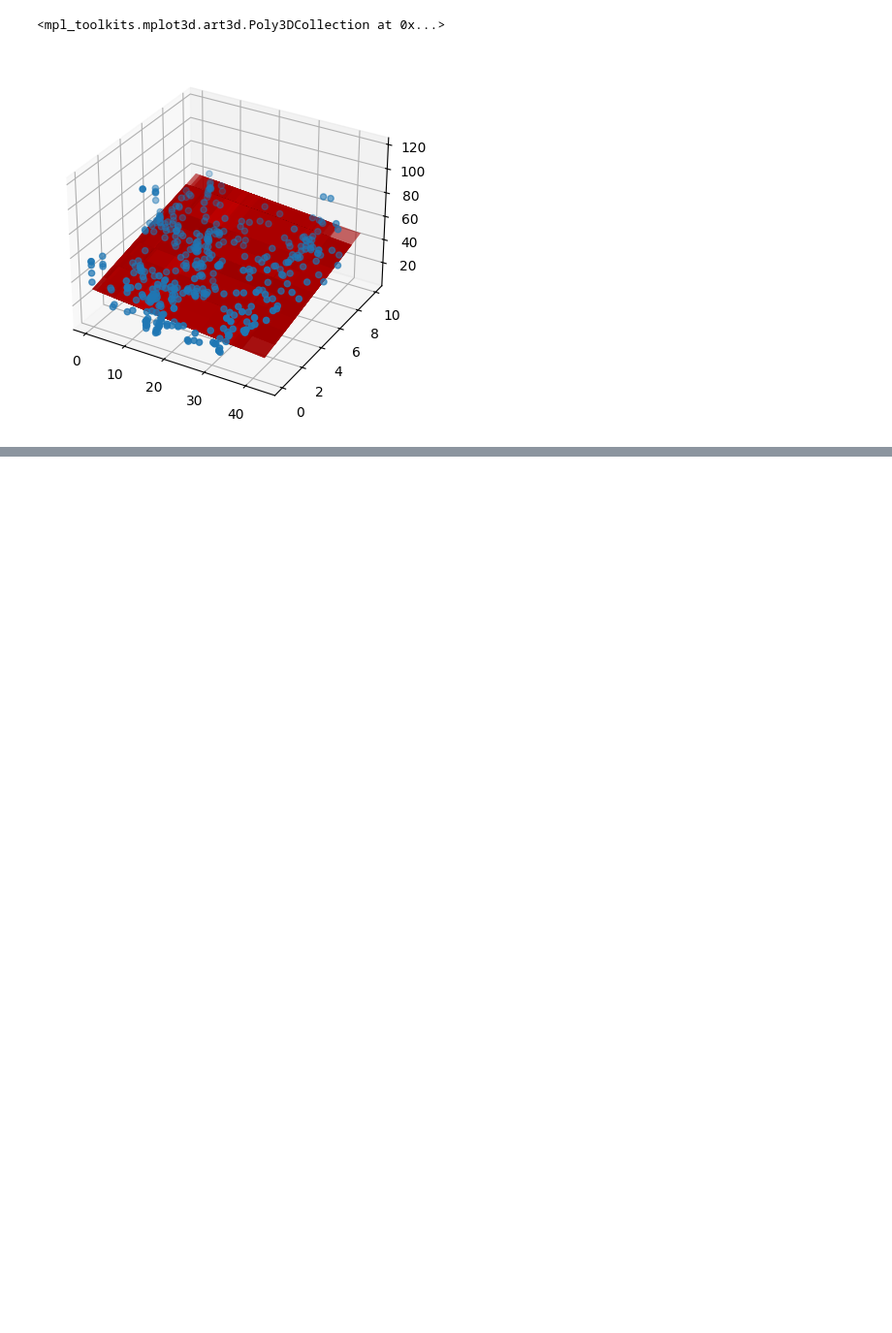
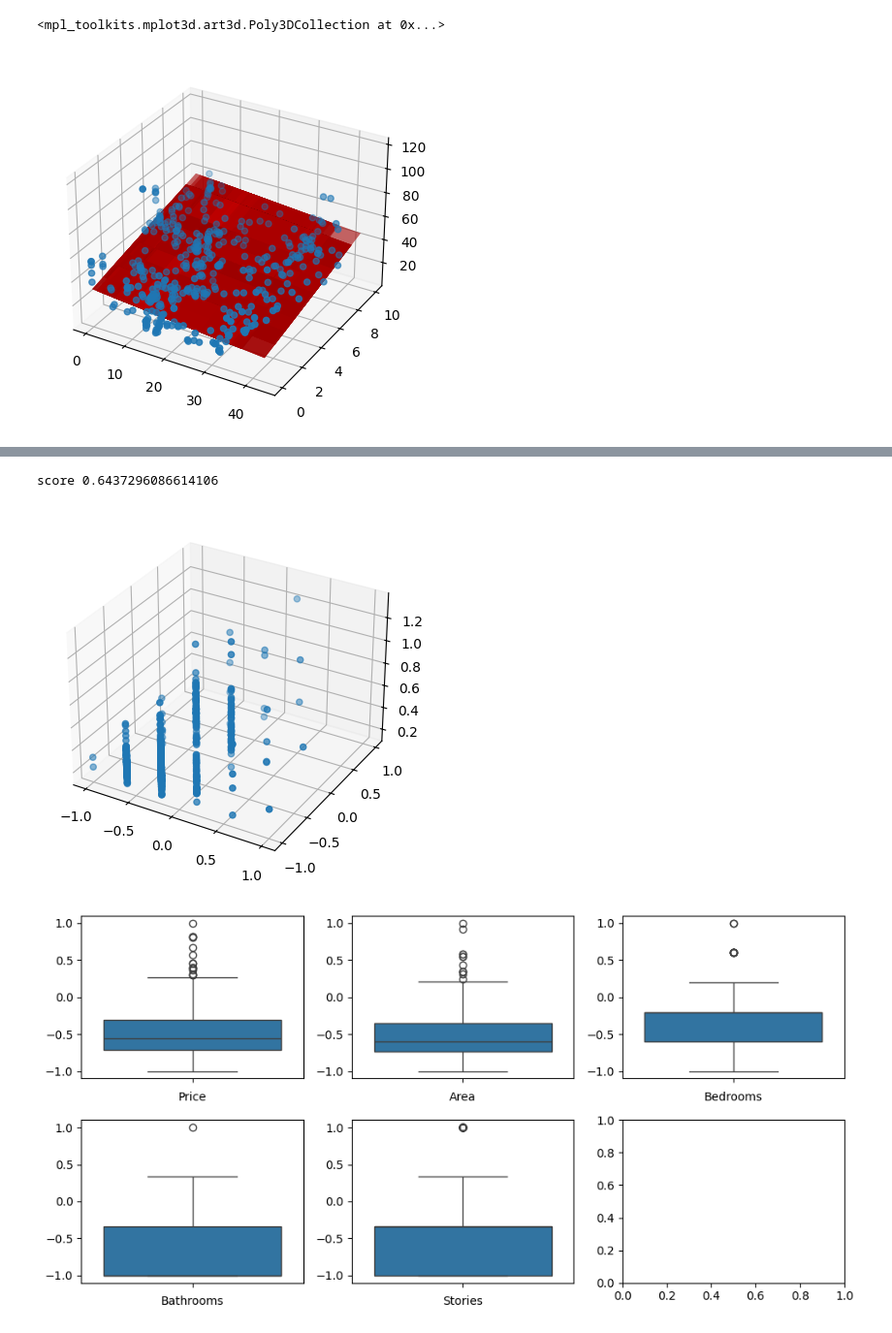
Before and after one commit to zhaoyi0113/machine-learning, a Jupyter notebook: beginner/linear-regression/house.ipynb, the cells around one changed output, grey strips where cells are left out. Shown: that part at 97% size. Drawn from its saved outputs; the diff is of its cells as text; code cells hidden in the pictures; blank space fills up the shorter version.

```diff
--- a/beginner/linear-regression/house.ipynb
+++ b/beginner/linear-regression/house.ipynb
@@ -131,3 +184,59 @@ price
+# %%
+def normalise(arr):
+    min_value = np.amin(arr)
+    max_value = np.amax(arr)
+
+    # Normalize the array
+    normalized_arr = 2 * (arr - min_value) / (max_value - min_value) - 1
+    return normalized_arr
+
+def normalise_string(arr):
+    # Define the mapping
+    mapping = {'yes': 1, 'no': 0}
+
+    # Use the map function to convert the array
+    int_arr = list(map(lambda x: mapping[x], arr))
+
+    return int_arr
+
+nor_price = normalise(price)
+nor_bedrooms = normalise(bedrooms)
+nor_bathrooms = normalise(bathrooms)
+nor_area = normalise(area)
+nor_stories = normalise(stories)
+nor_parking = normalise(parking)
+
+nor_mainroad = normalise_string(mainroad)
+nor_guestroom = normalise_string(guestroom)
+nor_basement = normalise_string(basement)
+nor_hotwaterheating = normalise_string(hotwaterheating)
+nor_airconditioning = normalise_string(airconditioning)
+nor_prefarea = normalise_string(prefarea)
+
+linear_regression(nor_price, nor_bedrooms, nor_bathrooms, nor_area, nor_stories, nor_parking, nor_mainroad, nor_guestroom, nor_basement, nor_hotwaterheating, nor_airconditioning, nor_prefarea)
+
+fig, axs = plt.subplots(2,3, figsize = (10,5))
+
+axs[0,0].set_xlabel('Price')
+plt1 = sns.boxplot(nor_price, ax = axs[0,0])
+
+axs[0,1].set_xlabel('Area')
+plt1 = sns.boxplot(nor_area, ax = axs[0,1])
+
+axs[0,2].set_xlabel('Bedrooms')
+plt1 = sns.boxplot(nor_bedrooms, ax = axs[0,2])
+
+axs[1,0].set_xlabel('Bathrooms')
+plt1 = sns.boxplot(nor_bathrooms, ax = axs[1, 0])
+
+axs[1,1].set_xlabel('Stories')
+plt1 = sns.boxplot(nor_stories, ax = axs[1, 1])
+
+plt.tight_layout()
+# %% [output]
+score 0.6437296086614106
+[figure, added]
+[figure, added]
 # %%
 def cost_function(m, apl, theta, x, y):
     # Number of observations
```
Also changed, not shown: parts of 5 cells of this notebook.
